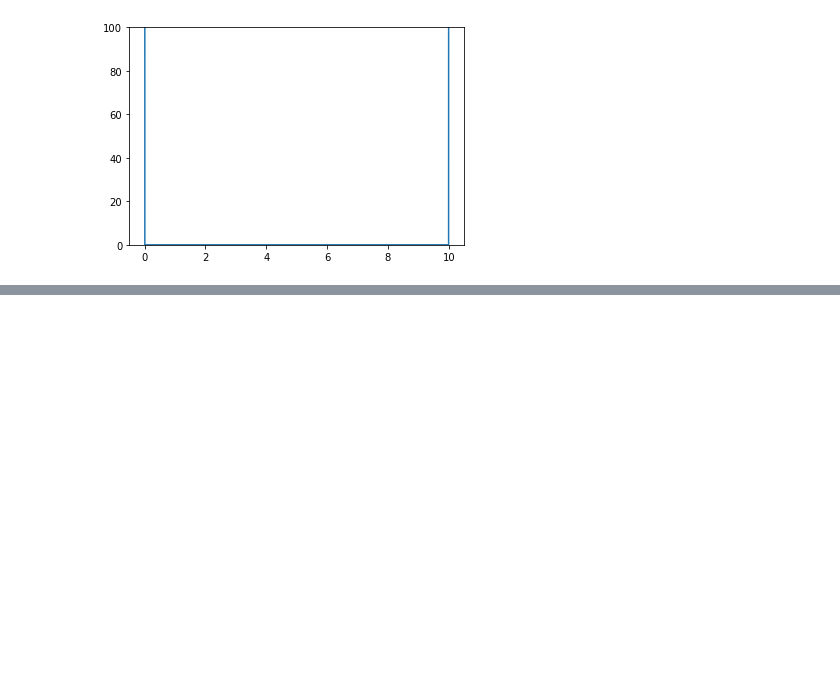
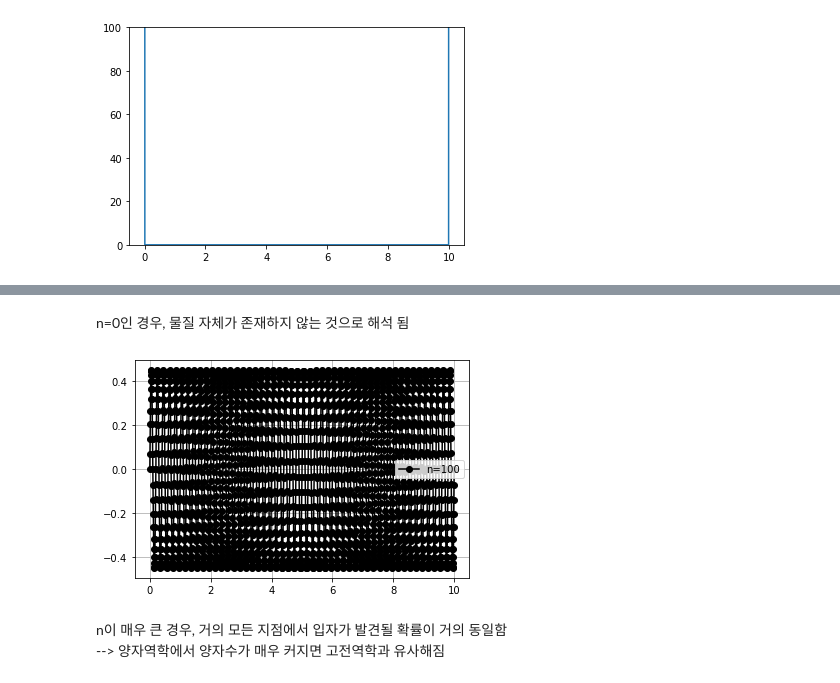
Before and after one commit to BrainNim/Study, a Jupyter notebook: K-MOOC/코딩으로 배우는 일반화학/week_7.ipynb, the cells around one changed output, grey strips where cells are left out. Drawn from its saved outputs; the diff is of its cells as text; code cells hidden in the pictures; blank space fills up the shorter version.

```diff
--- a/K-MOOC/코딩으로 배우는 일반화학/week_7.ipynb
+++ b/K-MOOC/코딩으로 배우는 일반화학/week_7.ipynb
@@ -53,0 +90,15 @@ plt.show()
+# %% [markdown]
+n=0인 경우, 물질 자체가 존재하지 않는 것으로 해석 됨
+# %%
+# n이 매우 큰 경우
+x = np.linspace(0,L,2000)
+plt.plot(x, psi(x,100), 'ko-', label='n=100')
+
+plt.grid(True)
+plt.legend()
+plt.show()
+# %% [output]
+[figure, added]
+# %% [markdown]
+n이 매우 큰 경우, 거의 모든 지점에서 입자가 발견될 확률이 거의 동일함
+--> 양자역학에서 양자수가 매우 커지면 고전역학과 유사해짐
```
Also changed, not shown: parts of 5 cells of this notebook.
